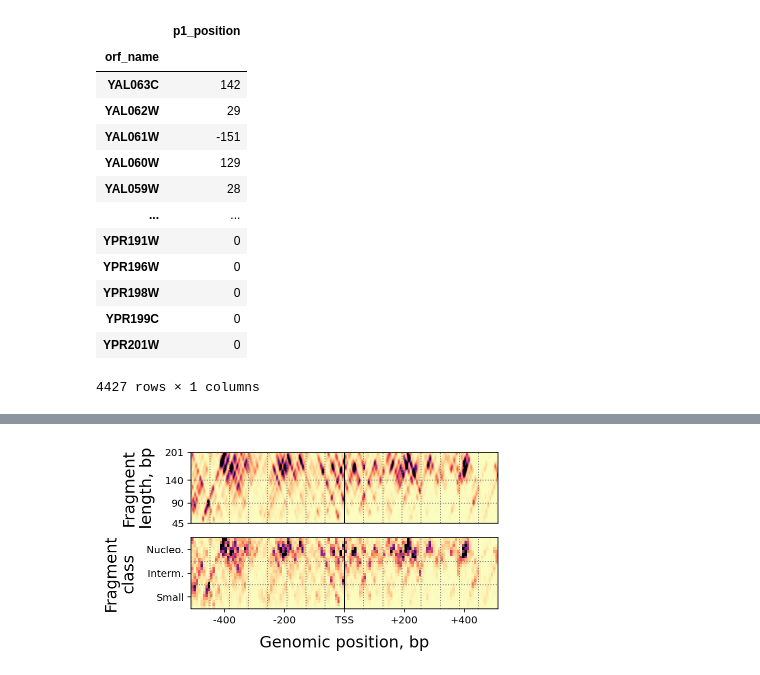
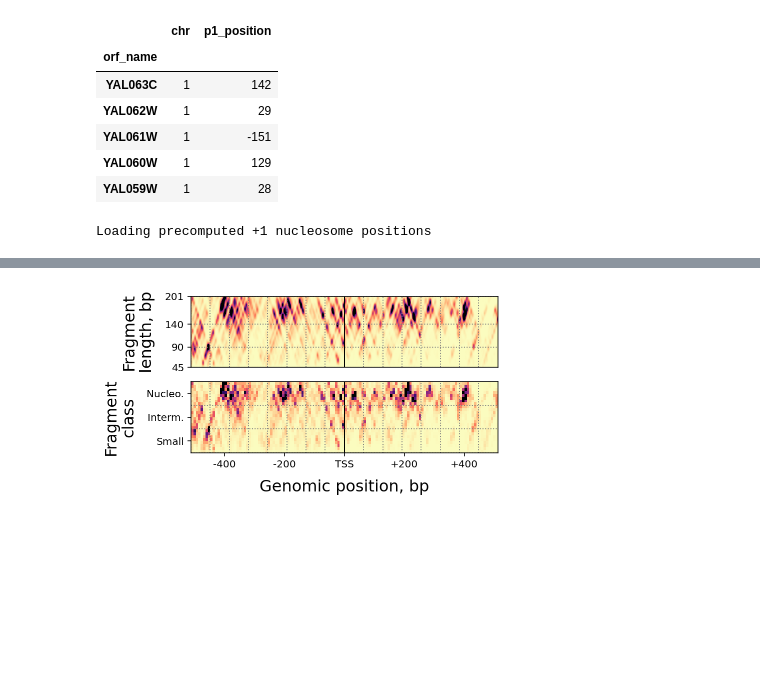
Before and after one commit to HarteminkLab/chromatin-transformers, a Jupyter notebook: Cell Cycle Data Generation +1 Correction.ipynb, the cells around one changed output, grey strips where cells are left out. Saved outputs shown, nothing was run; the diff lists cells and outputs as text; code cells hidden in the pictures; blank space fills up the shorter version.

Commit message:
Update image generation to load precomputed +1 nucleosome shifts

```diff
--- a/Cell Cycle Data Generation +1 Correction.ipynb
+++ b/Cell Cycle Data Generation +1 Correction.ipynb
@@ -34,24 +12,19 @@ YAL063C       FLO9    1   24000   27968    3969      -         Verified
-# %%
-chrom1_p1_positions
-# %% [output]
-|  | p1_position |
-| orf_name |  |
-| YAL063C | 142 |
-| YAL062W | 29 |
-| YAL061W | -151 |
-| YAL060W | 129 |
-| YAL059W | 28 |
-| ... | ... |
-| YPR191W | 0 |
-| YPR196W | 0 |
-| YPR198W | 0 |
-| YPR199C | 0 |
-| YPR201W | 0 |
-4427 rows × 1 columns
 # %%
 orfs = pd.read_csv('data/orfs_cd_paper_dataset.csv').set_index('orf_name')
 # %%
 gene = orfs.loc['YAL063C']
+# %%
+computed_p1_positions = pd.read_csv('data/vit/cell_cycle_24x128_p1/compute_+1_positions.csv').set_index('orf_name')
+# %%
+computed_p1_positions.head()
+# %% [output]
+|  | chr | p1_position |
+| orf_name |  |  |
+| YAL063C | 1 | 142 |
+| YAL062W | 1 | 29 |
+| YAL061W | 1 | -151 |
+| YAL060W | 1 | 129 |
+| YAL059W | 1 | 28 |
 # %%
 from src.vit_img_gen import ViTImgGen
 
@@ -73,7 +46,9 @@ sublength_resize_height = patch_size # times 3 vertical patches of height
 img_width = 128
 
 vit_gen = ViTImgGen(chrom1_mnase, window, sublength_resize_height, len_cuts,
-                    img_width, patch_size)
+                    img_width, patch_size, computed_p1_positions=computed_p1_positions)
+# %% [output]
+Loading precomputed +1 nucleosome positions
 # %%
 from src.find_small_plus1 import shift_for_p1
 
```
Also changed, not shown: parts of 3 cells of this notebook, 2 other files.
